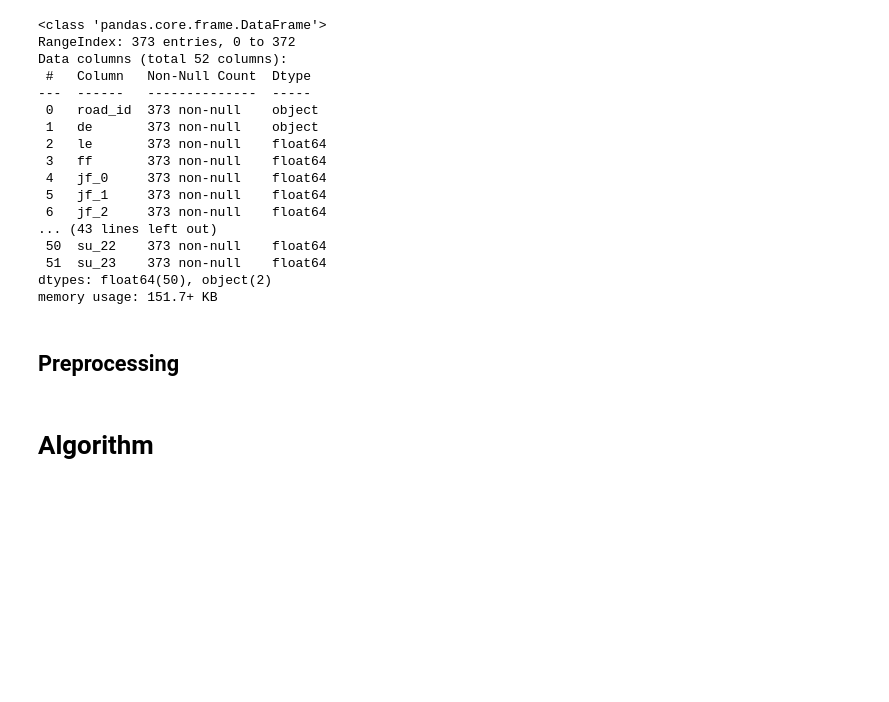
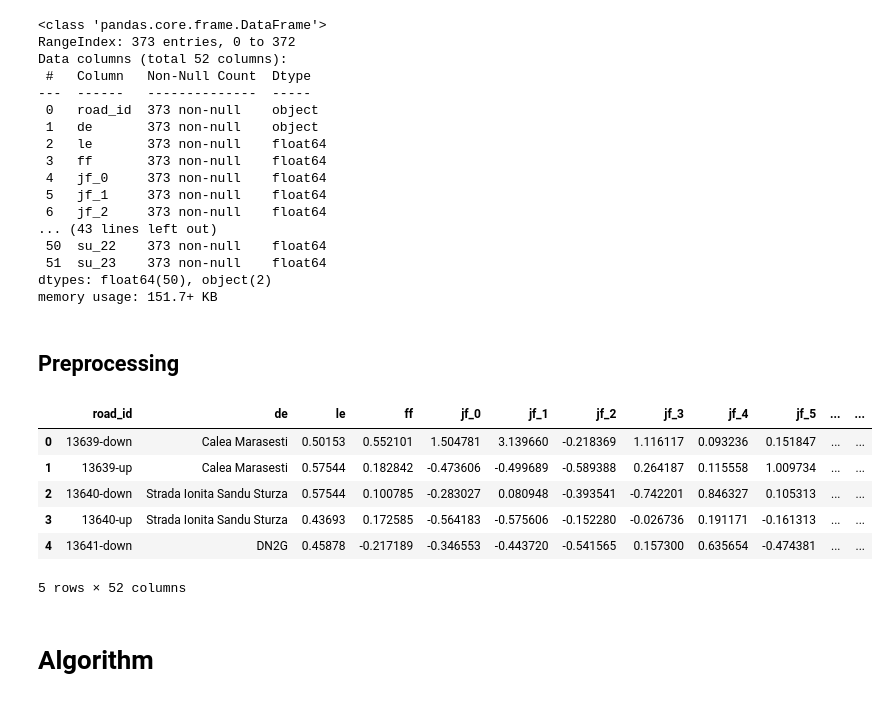
Before and after one commit to SomnathB053/gmm_traffic_data, a Jupyter notebook: romanian.ipynb, the cells around one changed output. Drawn from its saved outputs; the diff is of its cells as text; code cells hidden in the pictures; blank space fills up the shorter version.

```diff
--- a/romanian.ipynb
+++ b/romanian.ipynb
@@ -216,3 +267,13 @@ memory usage: 151.7+ KB
+# %%
+fin_df.head()
+# %% [output]
+|  | road_id | de | le | ff | jf_0 | jf_1 | jf_2 | jf_3 | jf_4 | jf_5 | ... | ... |
+| 0 | 13639-down | Calea Marasesti | 0.50153 | 0.552101 | 1.504781 | 3.139660 | -0.218369 | 1.116117 | 0.093236 | 0.151847 | ... | ... |
+| 1 | 13639-up | Calea Marasesti | 0.57544 | 0.182842 | -0.473606 | -0.499689 | -0.589388 | 0.264187 | 0.115558 | 1.009734 | ... | ... |
+| 2 | 13640-down | Strada Ionita Sandu Sturza | 0.57544 | 0.100785 | -0.283027 | 0.080948 | -0.393541 | -0.742201 | 0.846327 | 0.105313 | ... | ... |
+| 3 | 13640-up | Strada Ionita Sandu Sturza | 0.43693 | 0.172585 | -0.564183 | -0.575606 | -0.152280 | -0.026736 | 0.191171 | -0.161313 | ... | ... |
+| 4 | 13641-down | DN2G | 0.45878 | -0.217189 | -0.346553 | -0.443720 | -0.541565 | 0.157300 | 0.635654 | -0.474381 | ... | ... |
+5 rows × 52 columns
 # %% [markdown]
 # Algorithm
 # %%
```
Also changed, not shown: parts of 20 cells of this notebook, 1 other file.
